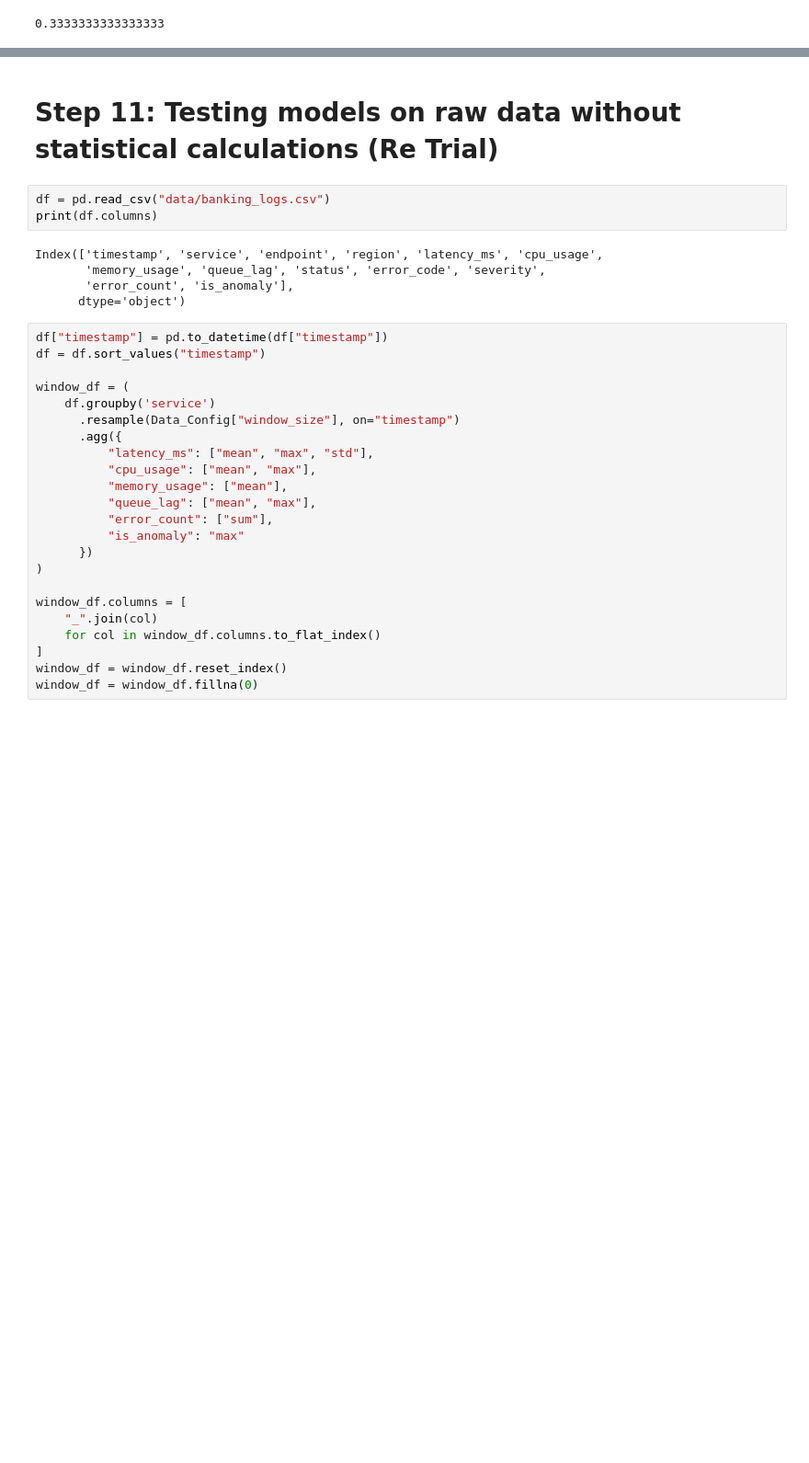
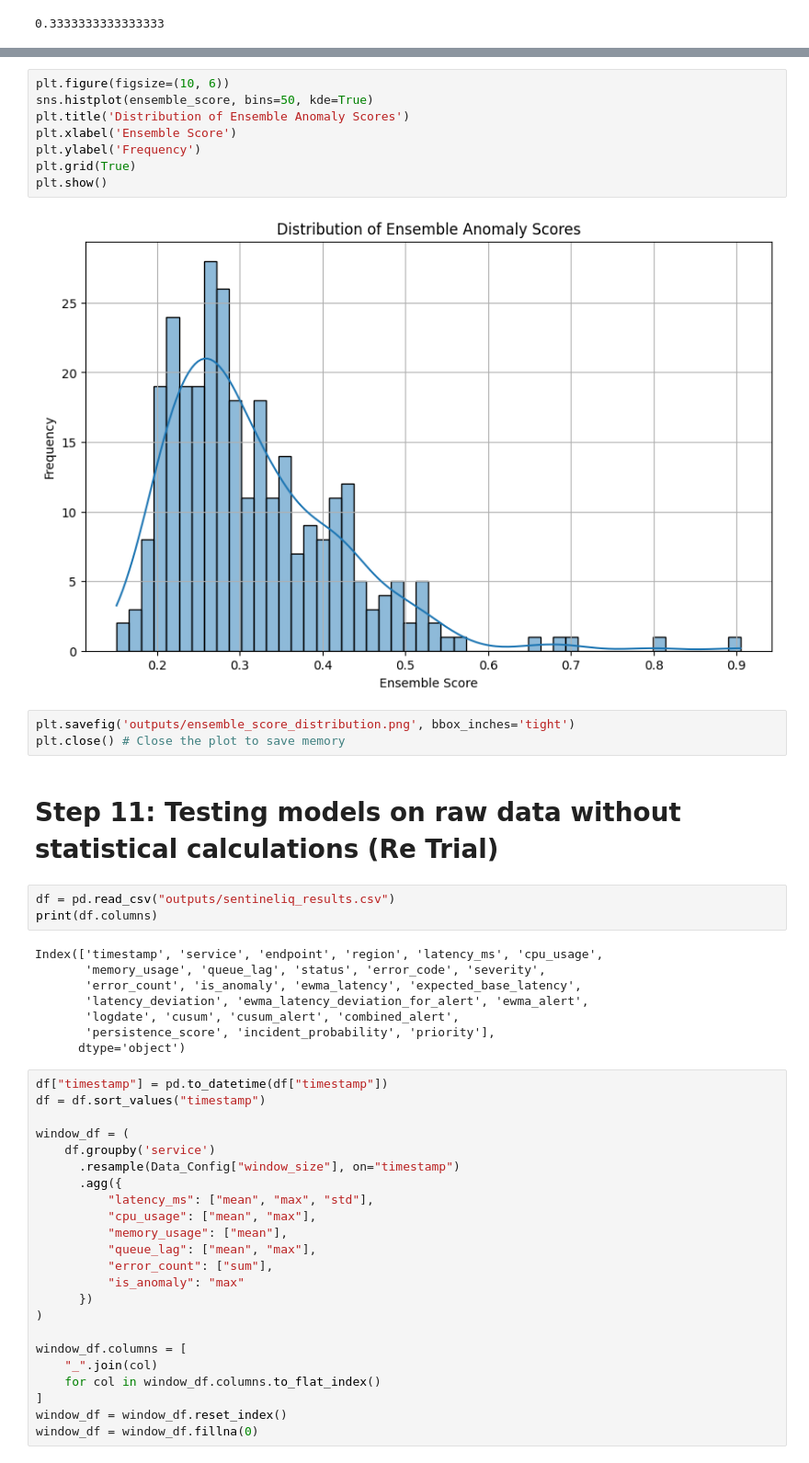
Before and after one commit to shubhiv02-learner/banking-log-anomaly-detection, a Jupyter notebook: notebooks/SentinelIQ.ipynb, the cells around one changed output, grey strips where cells are left out. Shown at 92% size. Cells and saved outputs as stored; diff of their text form; blank space fills up the shorter version.

```diff
--- a/notebooks/SentinelIQ.ipynb
+++ b/notebooks/SentinelIQ.ipynb
@@ -2161,12 +2367,28 @@ print(top_k_precision)
+# %%
+plt.figure(figsize=(10, 6))
+sns.histplot(ensemble_score, bins=50, kde=True)
+plt.title('Distribution of Ensemble Anomaly Scores')
+plt.xlabel('Ensemble Score')
+plt.ylabel('Frequency')
+plt.grid(True)
+plt.show()
+# %% [output]
+[figure, added]
+# %%
+plt.savefig('outputs/ensemble_score_distribution.png', bbox_inches='tight')
+plt.close() # Close the plot to save memory
 # %% [markdown]
 # **Step 11: Testing models on raw data without statistical calculations (Re Trial)**
 # %%
-df = pd.read_csv("data/banking_logs.csv")
+df = pd.read_csv("outputs/sentineliq_results.csv")
 print(df.columns)
 # %% [output]
 Index(['timestamp', 'service', 'endpoint', 'region', 'latency_ms', 'cpu_usage',
        'memory_usage', 'queue_lag', 'status', 'error_code', 'severity',
-       'error_count', 'is_anomaly'],
+       'error_count', 'is_anomaly', 'ewma_latency', 'expected_base_latency',
+       'latency_deviation', 'ewma_latency_deviation_for_alert', 'ewma_alert',
+       'logdate', 'cusum', 'cusum_alert', 'combined_alert',
+       'persistence_score', 'incident_probability', 'priority'],
       dtype='object')
 # %%
 df["timestamp"] = pd.to_datetime(df["timestamp"])
```
Also changed, not shown: parts of 41 cells of this notebook.
